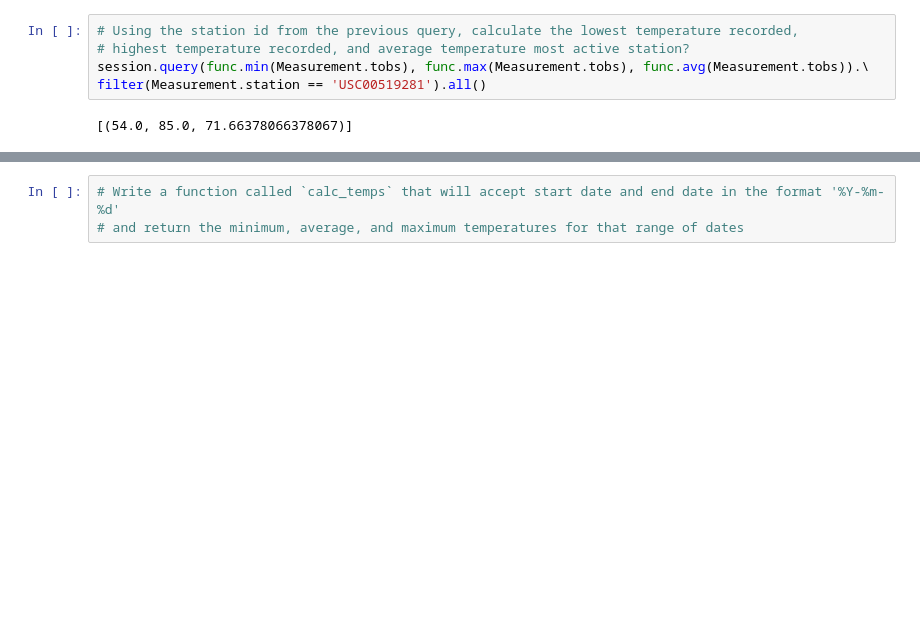
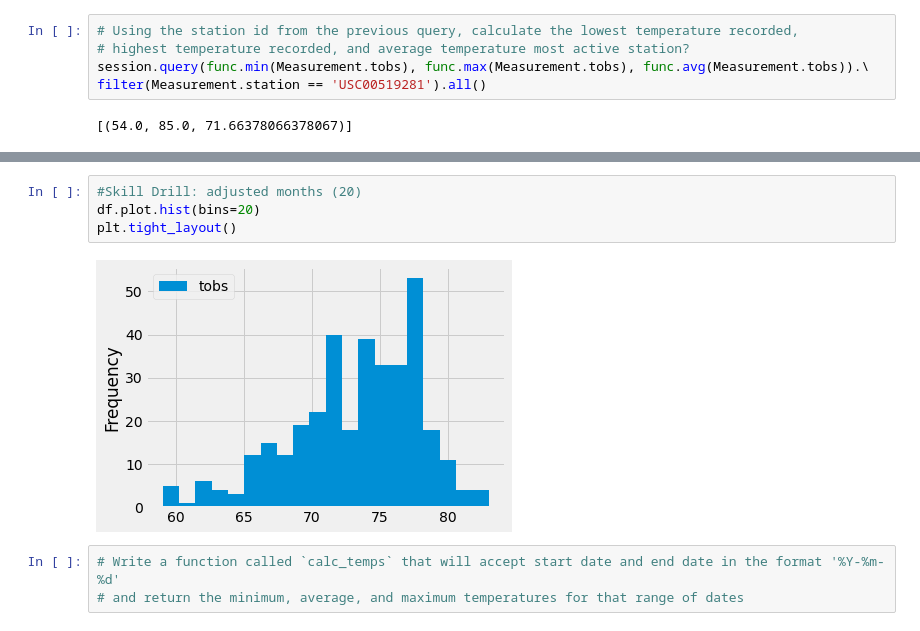
Before and after one commit to GrahamNeal13/surfs_up, a Jupyter notebook: climate_analysis.ipynb, the cells around one changed output, grey strips where cells are left out. Drawn from its saved outputs; the diff is of its cells as text; blank space fills up the shorter version.

```diff
--- a/climate_analysis.ipynb
+++ b/climate_analysis.ipynb
@@ -107,3 +123,9 @@ filter(Measurement.station == 'USC00519281').all()
+# %%
+#Skill Drill: adjusted months (20)
+df.plot.hist(bins=20)
+plt.tight_layout()
+# %% [output]
+[figure, added]
 # %%
 # Write a function called `calc_temps` that will accept start date and end date in the format '%Y-%m-%d'
 # and return the minimum, average, and maximum temperatures for that range of dates
```
Also changed, not shown: parts of 2 cells of this notebook, 1 other file.
